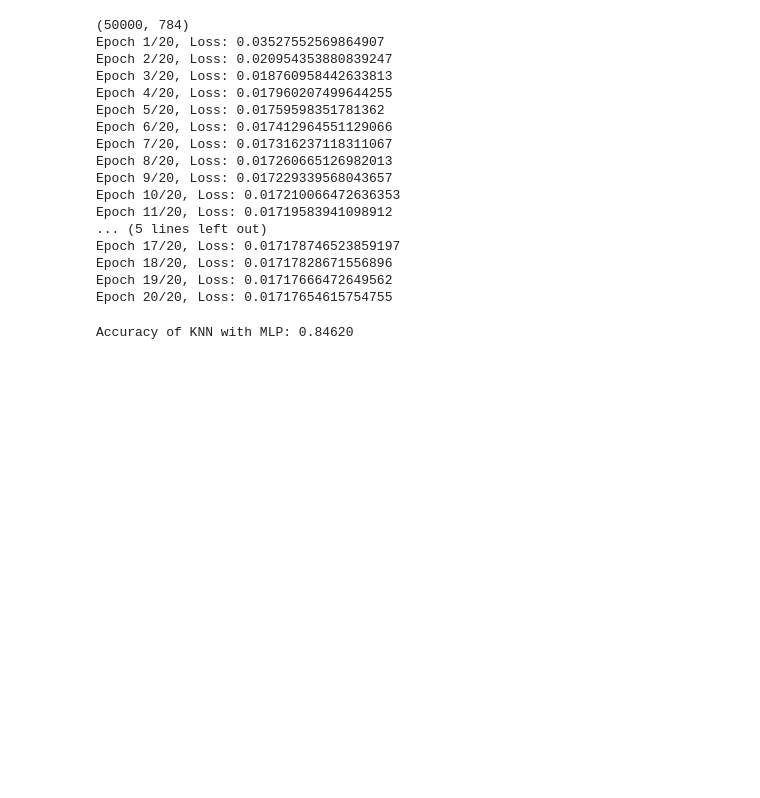
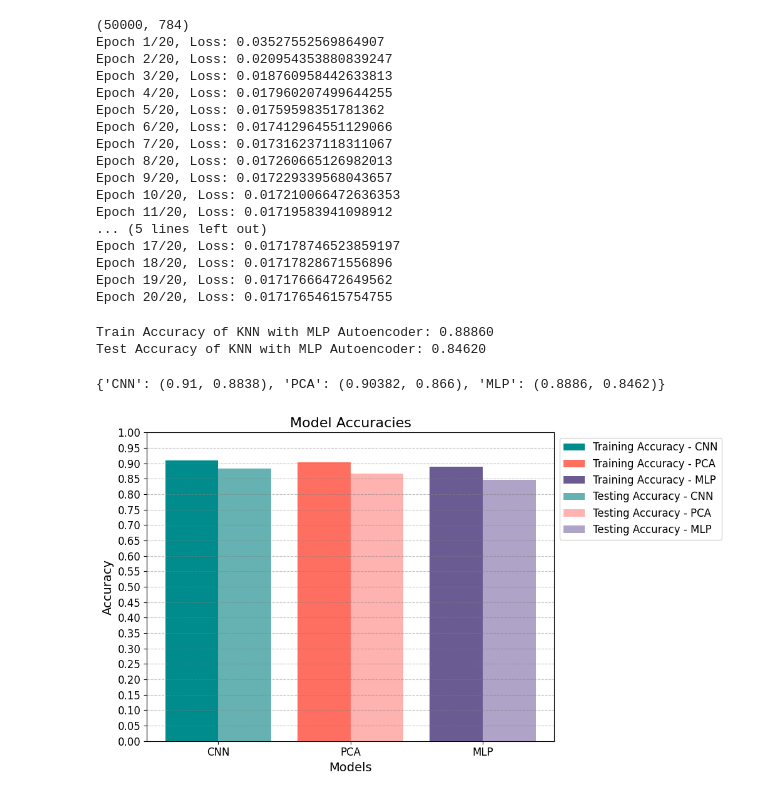
Before and after one commit to StarryBadger/ml-toolkit, a Jupyter notebook: assignments/4/AutoEncoder.ipynb, the cells around one changed output. Drawn from its saved outputs; the diff is of its cells as text; code cells hidden in the pictures; blank space fills up the shorter version.

Commit message:
feat: cnn flaw fixed, plots done

```diff
--- a/assignments/4/AutoEncoder.ipynb
+++ b/assignments/4/AutoEncoder.ipynb
@@ -551,14 +526,18 @@ Epoch 20/20, Loss: 0.01717654615754755
 # %%
 knn_mlp = KNN(k=5, distance_metric='cosine')
 knn_mlp.fit(X_train_encoded_mlp, y_train)
-y_pred_mlp = chunked_predict(knn_mlp,X_test_encoded_mlp)
 
-y_pred_mlp_train = chunked_predict(knn_mlp,X_train_encoded_mlp)
+y_pred_on_train_mlp = chunked_predict(knn_mlp,X_train_encoded_mlp)
+y_pred_on_test_mlp = chunked_predict(knn_mlp,X_test_encoded_mlp)
 
-scores_mlp = Metrics(y_test, y_pred_mlp, task='classification')
-scores_mlp_train = Metrics(y_test, y_pred_mlp, task='classification')
+train_scores_mlp = Metrics(y_train, y_pred_on_train_mlp, task='classification')
+test_scores_mlp = Metrics(y_test, y_pred_on_test_mlp, task='classification')
 
-accuracy_mlp = scores_mlp.accuracy()
-print(f"Accuracy of KNN with MLP: {accuracy_mlp:.5f}")
+train_accuracy_mlp = train_scores_mlp.accuracy()
+test_accuracy_mlp = test_scores_mlp.accuracy()
+
+print(f"Train Accuracy of KNN with MLP Autoencoder: {train_accuracy_mlp:.5f}")
+print(f"Test Accuracy of KNN with MLP Autoencoder: {test_accuracy_mlp:.5f}")
 # %% [output]
-Accuracy of KNN with MLP: 0.84620
+Train Accuracy of KNN with MLP Autoencoder: 0.88860
+Test Accuracy of KNN with MLP Autoencoder: 0.84620
@@ -583,3 +544,59 @@ plt.show()
+# %%
+
+# accuracies = {
+#     'CNN': (train_scores_cnn.accuracy(), test_scores_cnn.accuracy()),
+#     'PCA': (train_scores_pca.accuracy(), test_scores_pca.accuracy()),
+#     'MLP': (train_scores_mlp.accuracy(), test_scores_mlp.accuracy())
+# }
+
+accuracies = {
+    'CNN': (0.91, 0.88380),
+    'PCA': (0.90382, 0.86600),
+    'MLP': (0.8886, 0.8462)
+}
+
+print(accuracies)
+# %% [output]
+{'CNN': (0.91, 0.8838), 'PCA': (0.90382, 0.866), 'MLP': (0.8886, 0.8462)}
+# %%
+import matplotlib.pyplot as plt
+
+colors = {
+    'CNN': ('#008C8C', '#66B2B2'),
+    'PCA': ('#FF6F61', '#FFB3B0'),
+    'MLP': ('#6B5B93', '#AFA4C8')
+}
+
+models = list(accuracies.keys())
+train_accuracies = [acc[0] for acc in accuracies.values()]
+test_accuracies = [acc[1] for acc in accuracies.values()]
+x = range(len(models))
+
+plt.figure(figsize=(12, 6))
+
+for i, model in enumerate(models):
+    plt.bar(x[i], train_accuracies[i], width=0.4,
+            label=f'Training Accuracy - {model}', color=colors[model][0])
+
+for i, model in enumerate(models):
+    plt.bar(x[i] + 0.4, test_accuracies[i], width=0.4,
+            label=f'Testing Accuracy - {model}', color=colors[model][1])
+
+plt.xlabel('Models', fontsize=14)
+plt.ylabel('Accuracy', fontsize=14)
+plt.title('Model Accuracies', fontsize=16)
+plt.xticks([p + 0.2 for p in x], models, fontsize=12)
+
+plt.legend(loc='upper left', bbox_to_anchor=(1, 1), fontsize=12)
+
+plt.grid(axis='y', linestyle='--', color='gray', alpha=0.5)
+
+plt.yticks([i * 0.05 for i in range(21)], fontsize=12)
+
+plt.tight_layout(rect=[0, 0, 0.85, 1])
+plt.show()
+# %% [output]
+[figure, added]
 # %%
 import seaborn as sns
 
```
Also changed, not shown: parts of 12 cells of this notebook.
